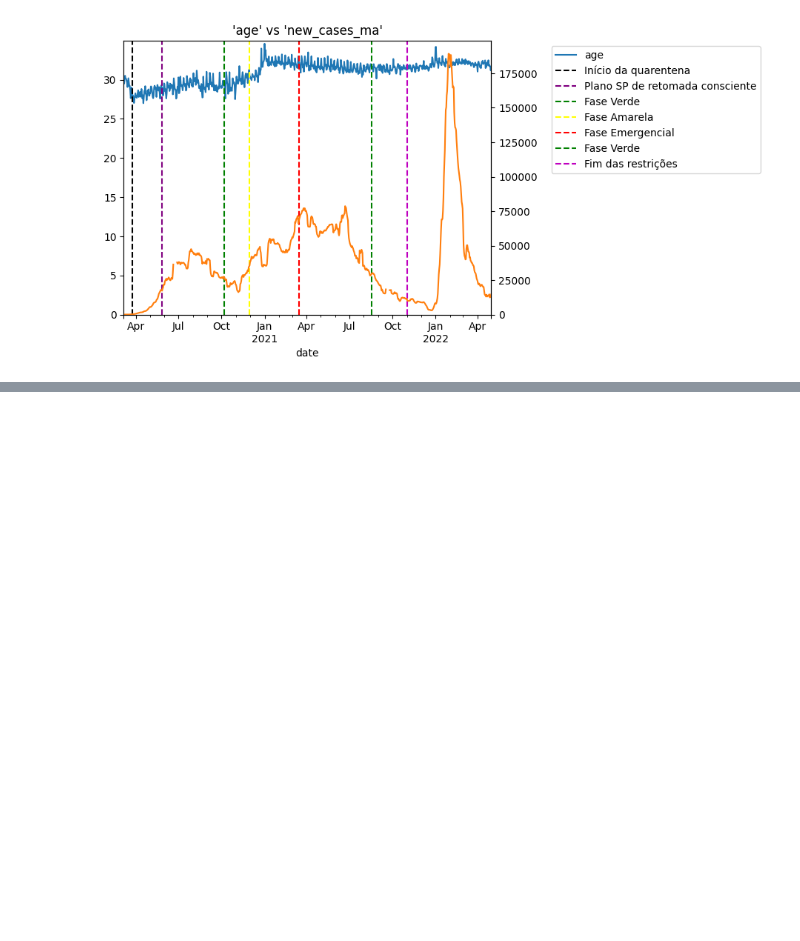
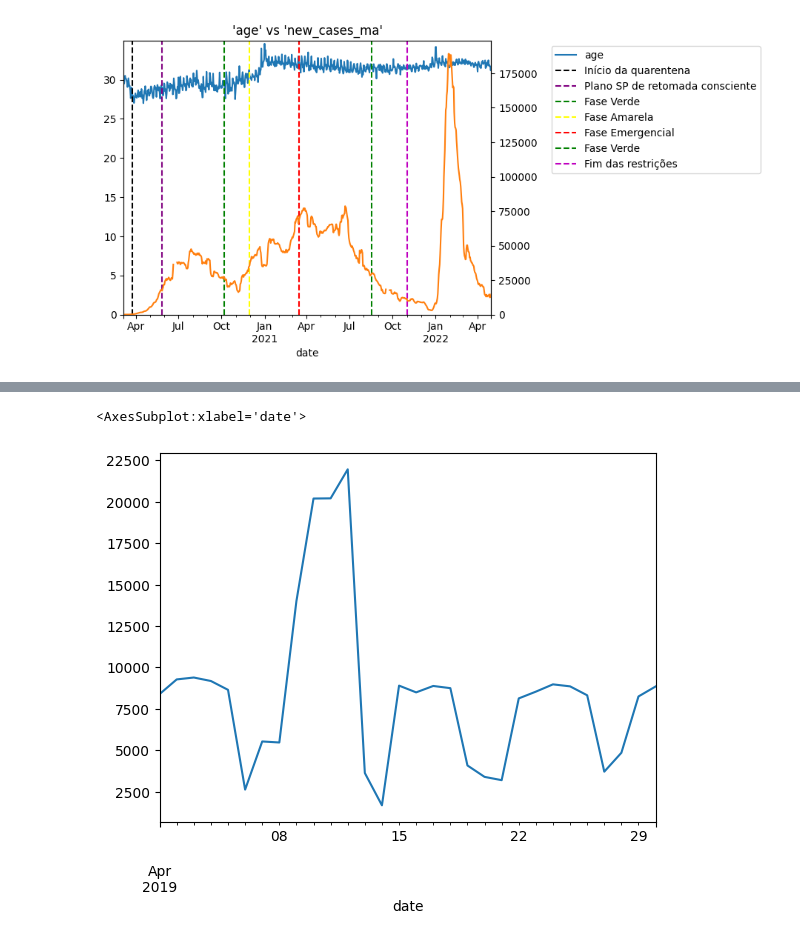
Before and after one commit to anayflima/bss-analysis, a Jupyter notebook: data_analysis/covid_trips_correlation_daily_phases.ipynb, the cells around one changed output, grey strips where cells are left out. Saved outputs shown, nothing was run; the diff lists cells and outputs as text; code cells hidden in the pictures; blank space fills up the shorter version.

```diff
--- a/data_analysis/covid_trips_correlation_daily_phases.ipynb
+++ b/data_analysis/covid_trips_correlation_daily_phases.ipynb
@@ -231,0 +237,5 @@ plot_variable_and_covid_together(variable, covid_variable)
+# %%
+trips['number_of_trips']['2019-04'].plot()
+# %% [output]
+<AxesSubplot:xlabel='date'>
+[figure, added]
```
Also changed, not shown: parts of 9 cells of this notebook.
